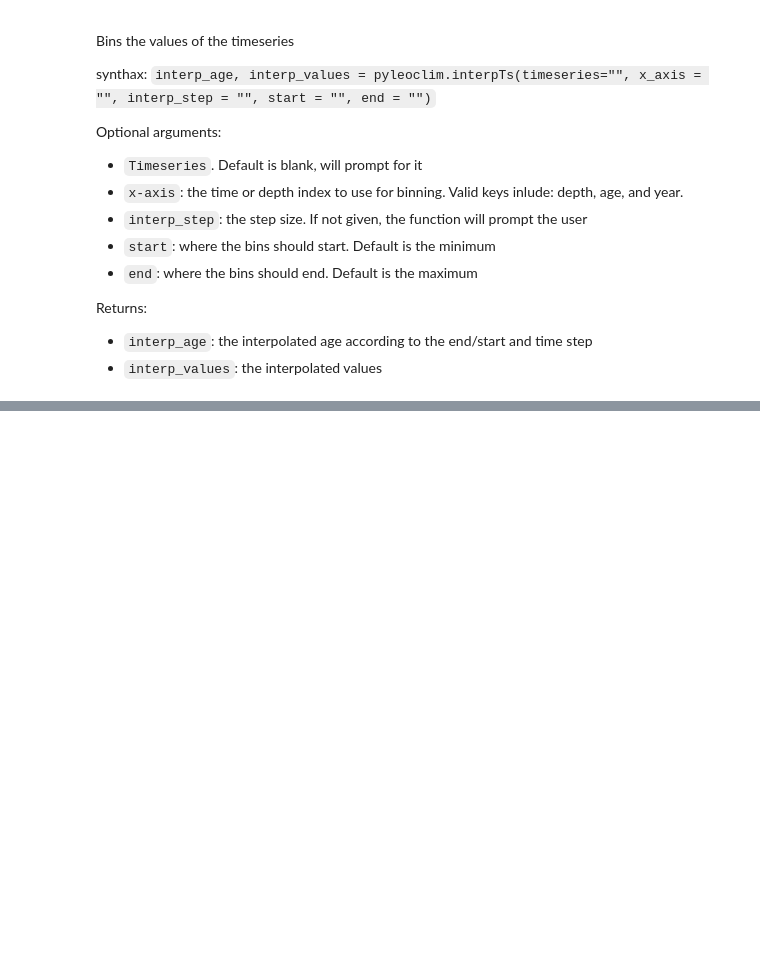
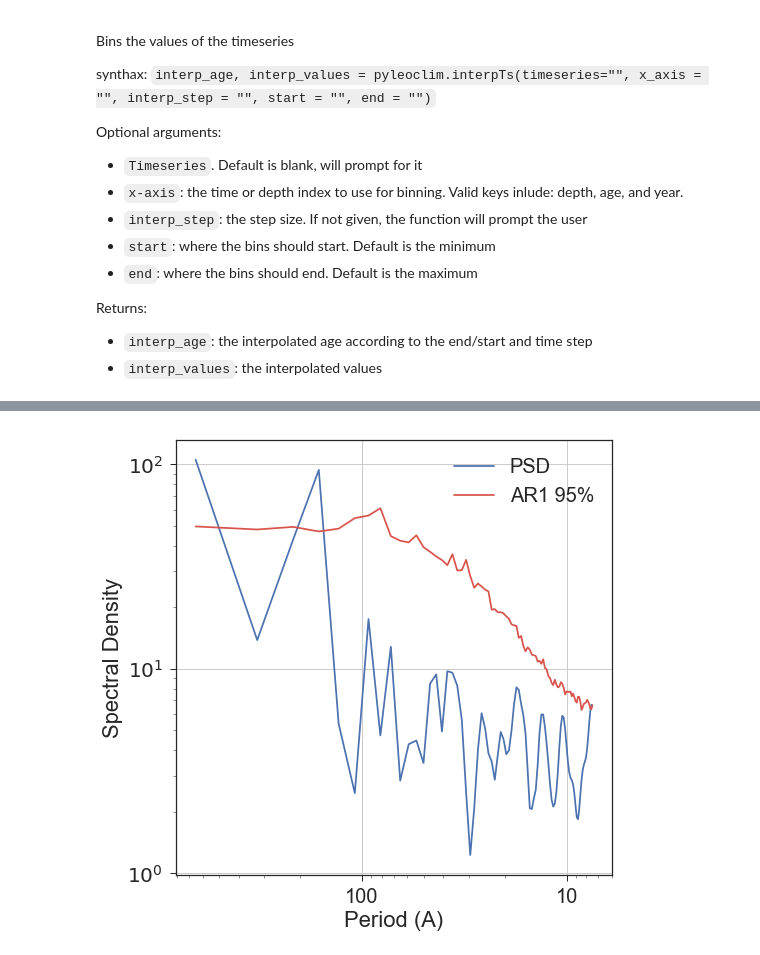
Before and after one commit to LinkedEarth/Pyleoclim_util, a Jupyter notebook: Example/PyleoclimQuickstart.ipynb, the cells around one changed output, grey strips where cells are left out. Drawn from its saved outputs; the diff is of its cells as text; code cells hidden in the pictures; blank space fills up the shorter version.

```diff
--- a/Example/PyleoclimQuickstart.ipynb
+++ b/Example/PyleoclimQuickstart.ipynb
@@ -564,0 +612,5 @@ Enter 0 for time and 1 for depth: 0
+# %%
+%matplotlib inline
+dict_out, fig = pyleo.wwzTs(timeseries=ts_list[27])
+# %% [output]
+[figure, added]
```
Also changed, not shown: parts of 23 cells of this notebook.
